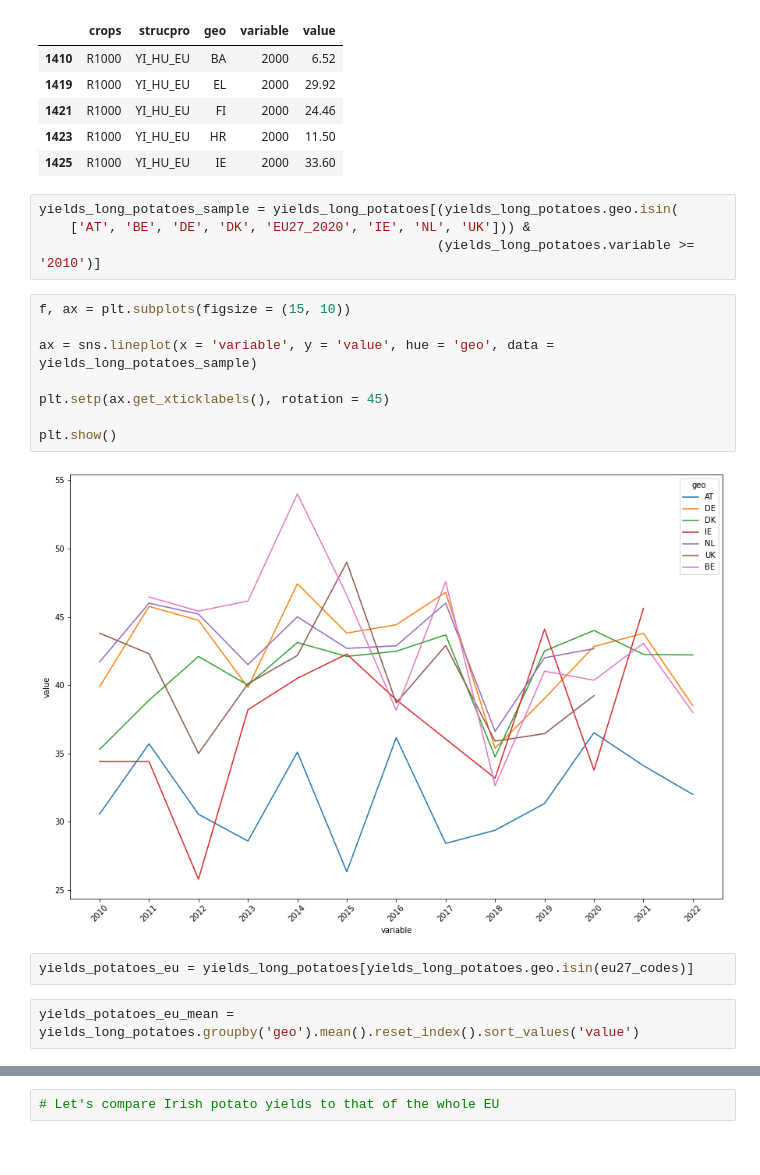
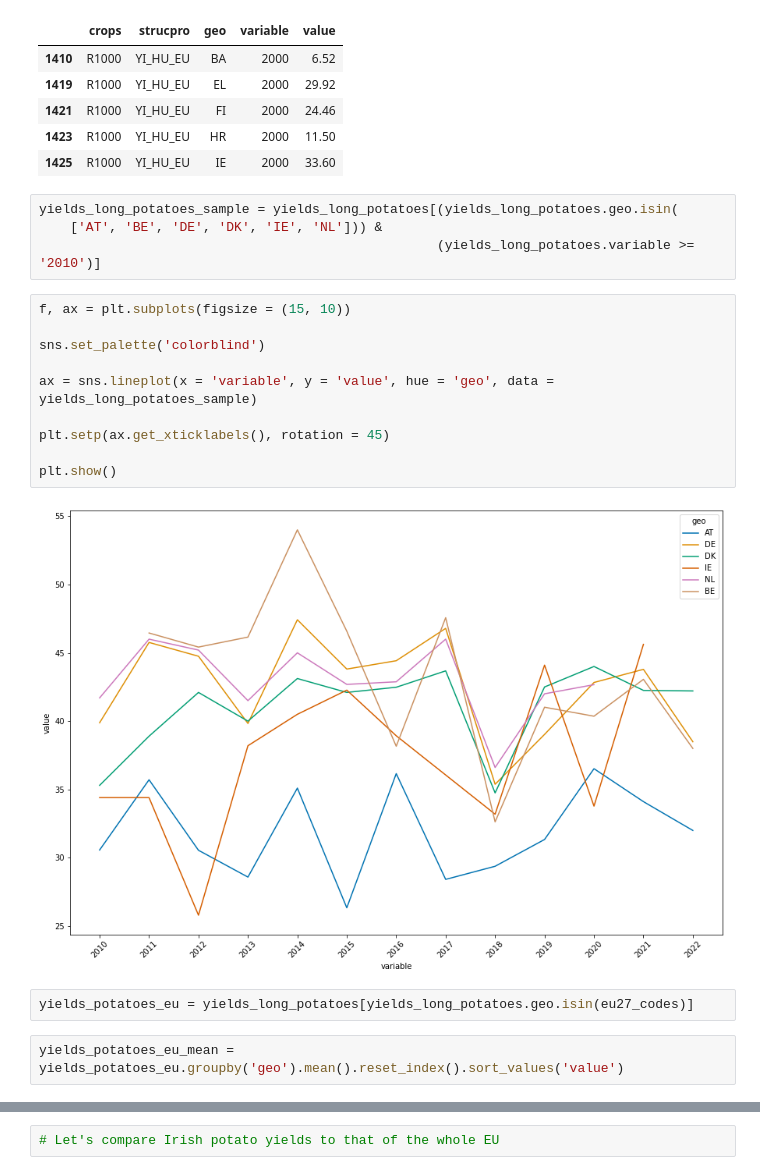
Before and after one commit to sba22206/semester1_ca2, a Jupyter notebook: Statistics.ipynb, the cells around one changed output, grey strips where cells are left out. Cells and saved outputs as stored; diff of their text form.

```diff
--- a/Statistics.ipynb
+++ b/Statistics.ipynb
@@ -105,22 +123,24 @@ yields_long_potatoes.head()
 | 1425 | R1000 | YI_HU_EU | IE | 2000 | 33.60 |
 # %%
 yields_long_potatoes_sample = yields_long_potatoes[(yields_long_potatoes.geo.isin(
-    ['AT', 'BE', 'DE', 'DK', 'EU27_2020', 'IE', 'NL', 'UK'])) &
+    ['AT', 'BE', 'DE', 'DK', 'IE', 'NL'])) &
                                                    (yields_long_potatoes.variable >= '2010')]
 # %%
 f, ax = plt.subplots(figsize = (15, 10))
+
+sns.set_palette('colorblind')
 
 ax = sns.lineplot(x = 'variable', y = 'value', hue = 'geo', data = yields_long_potatoes_sample)
 
 plt.setp(ax.get_xticklabels(), rotation = 45)
 
 plt.show()
 # %% [output]
-[figure, old version]
+[figure, new version]
 # %%
 yields_potatoes_eu = yields_long_potatoes[yields_long_potatoes.geo.isin(eu27_codes)]
 # %%
-yields_potatoes_eu_mean = yields_long_potatoes.groupby('geo').mean().reset_index().sort_values('value')
+yields_potatoes_eu_mean = yields_potatoes_eu.groupby('geo').mean().reset_index().sort_values('value')
 # %%
 yields_potatoes_eu_mean.head()
 # %% [output]
```
Also changed, not shown: parts of 43 cells of this notebook.
